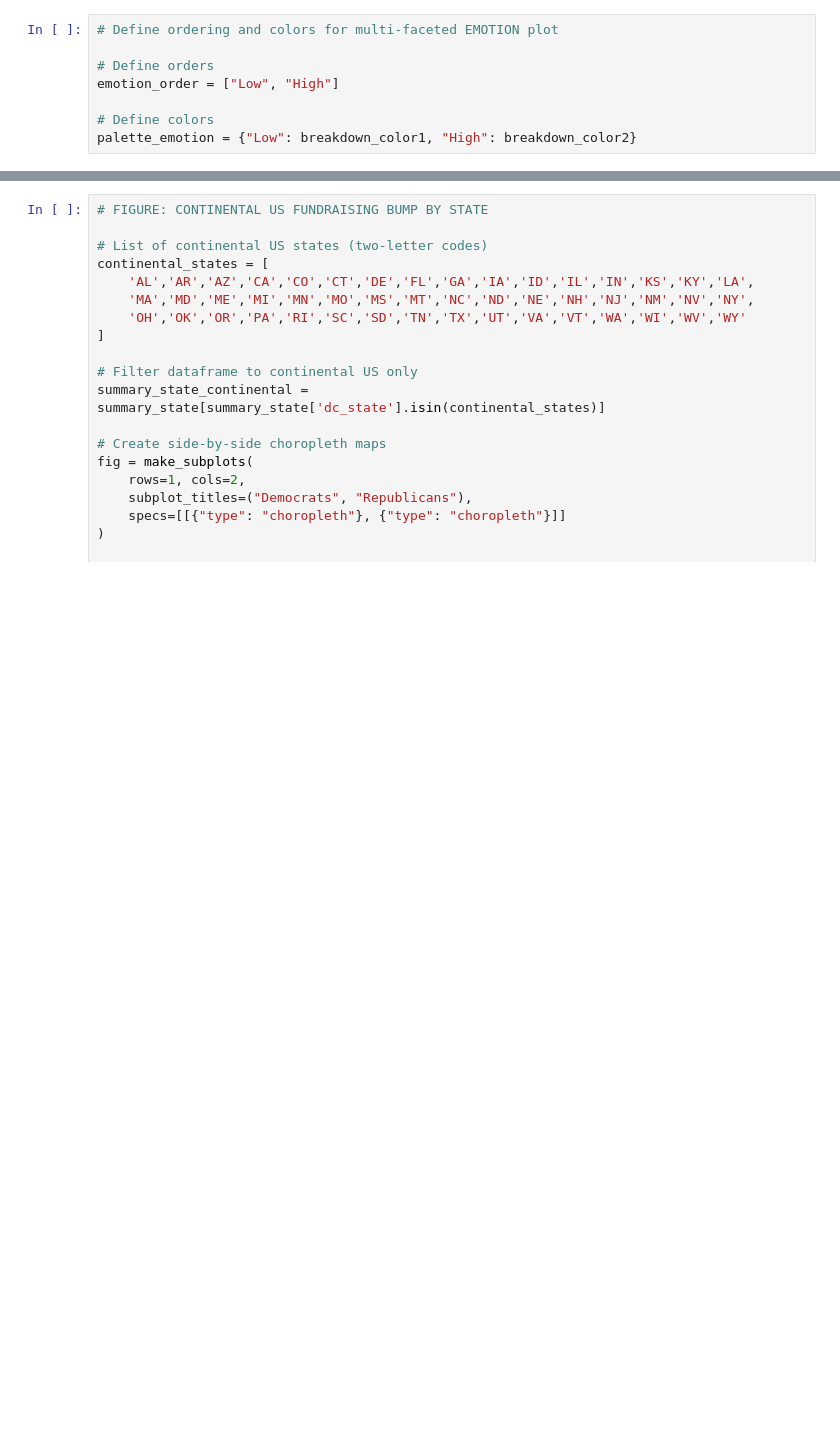
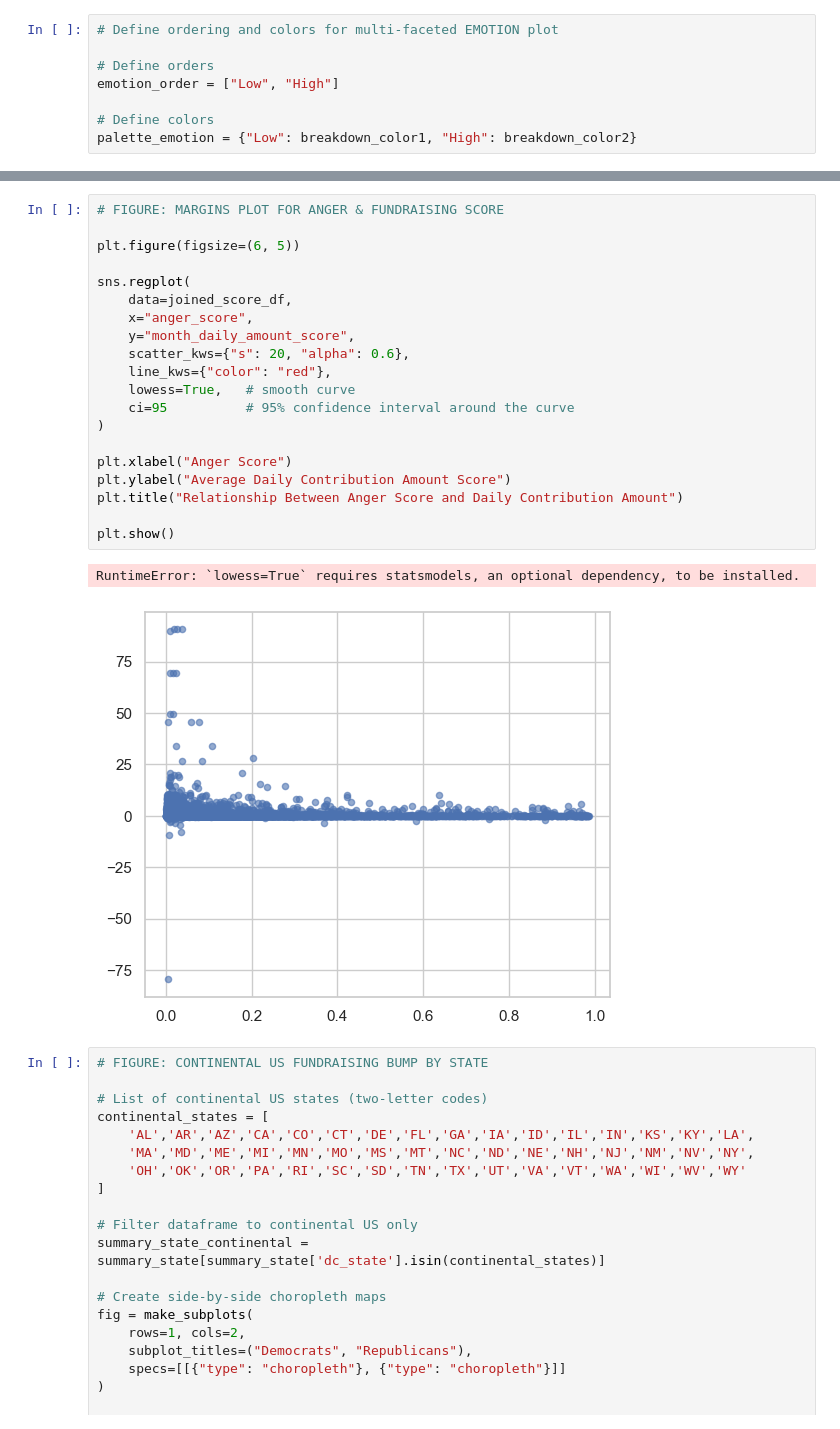
Before and after one commit to marobinette/cfd-project-ds1, a Jupyter notebook: notebooks/Matched_Politicians_EDA.ipynb, the cells around one changed output, grey strips where cells are left out. Cells and saved outputs as stored; diff of their text form; blank space fills up the shorter version.

```diff
--- a/notebooks/Matched_Politicians_EDA.ipynb
+++ b/notebooks/Matched_Politicians_EDA.ipynb
@@ -2145,3 +1906,26 @@ plt.show()
+# %%
+# FIGURE: MARGINS PLOT FOR ANGER & FUNDRAISING SCORE
+
+plt.figure(figsize=(6, 5))
+
+sns.regplot(
+    data=joined_score_df,
+    x="anger_score",
+    y="month_daily_amount_score",
+    scatter_kws={"s": 20, "alpha": 0.6},
+    line_kws={"color": "red"},
+    lowess=True,   # smooth curve
+    ci=95          # 95% confidence interval around the curve
+)
+
+plt.xlabel("Anger Score")
+plt.ylabel("Average Daily Contribution Amount Score")
+plt.title("Relationship Between Anger Score and Daily Contribution Amount")
+
+plt.show()
+# %% [output]
+RuntimeError: `lowess=True` requires statsmodels, an optional dependency, to be installed.
+[figure, added]
 # %%
 # FIGURE: CONTINENTAL US FUNDRAISING BUMP BY STATE
 
```
Also changed, not shown: parts of 28 cells of this notebook.
